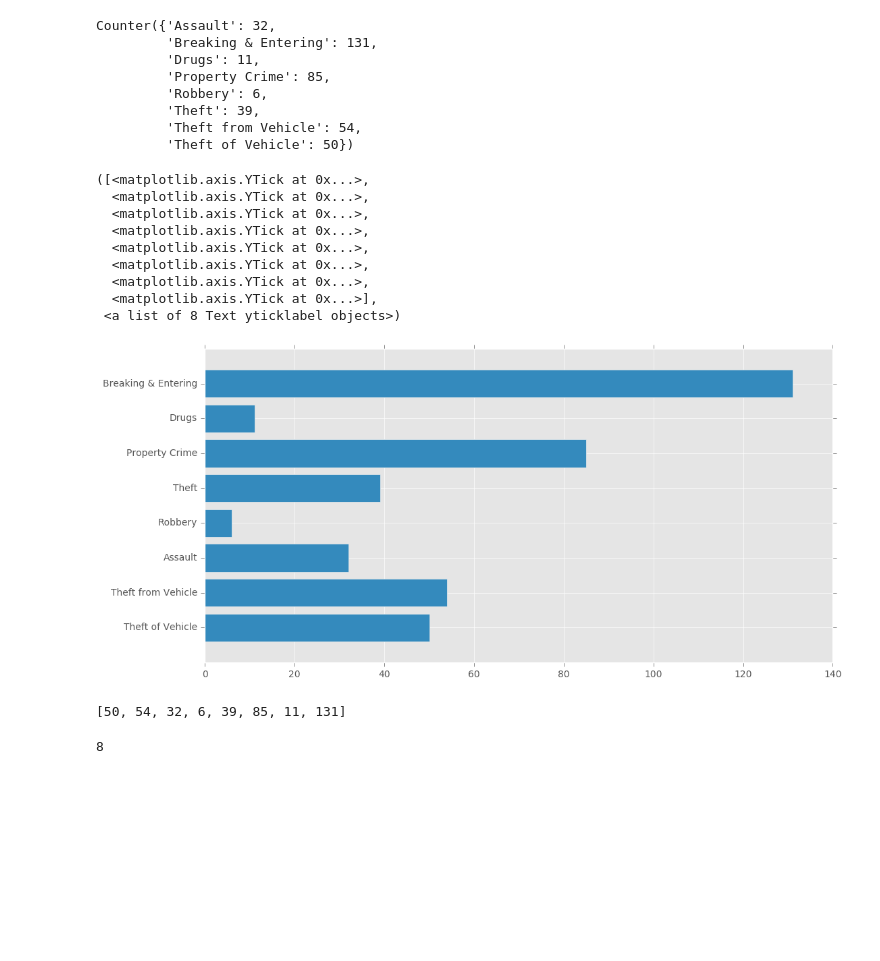
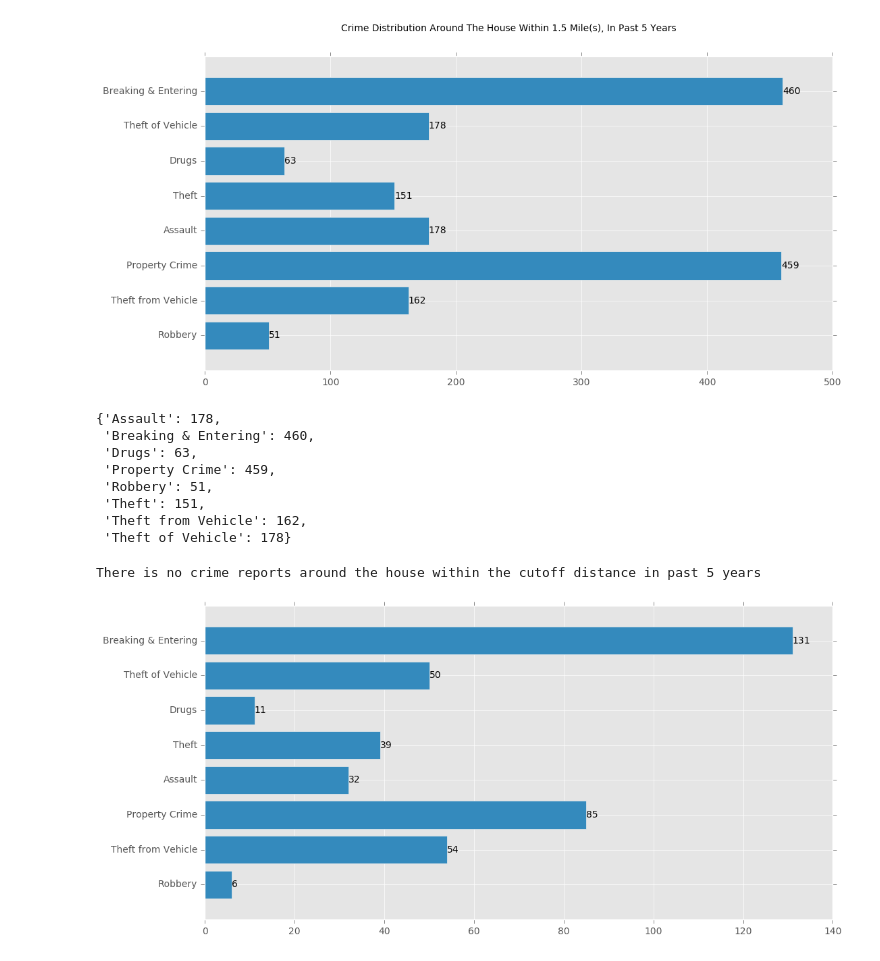
Before and after one commit to hanghu/HomeIn, a Jupyter notebook: preliminary_modules/crime_info_usage.ipynb, the cells around one changed output. Drawn from its saved outputs; the diff is of its cells as text; code cells hidden in the pictures; blank space fills up the shorter version.

Commit message:
added bar plot function in crime_info

```diff
--- a/preliminary_modules/crime_info_usage.ipynb
+++ b/preliminary_modules/crime_info_usage.ipynb
@@ -10,43 +11,38 @@ crime_lats = list(crime_data.latitude)
 crime_lons = list(crime_data.longitude)
 crime_gps = list(zip(crime_lats,crime_lons))
 # %%
-import matplotlib
 %matplotlib inline
 house_gps = (house_data.lat[0], house_data.long[0])
-(count_numb, grouped_crime) = crime_count(house_gps, crime_gps, crime_type)
+(count_numb, grouped_crime) = crime_count(house_gps, crime_gps, crime_type, cutoff=1.5, output_plot=True)
+# %% [output]
+[figure, added]
 # %%
 grouped_crime
 # %% [output]
-Counter({'Assault': 32,
-         'Breaking & Entering': 131,
-         'Drugs': 11,
-         'Property Crime': 85,
-         'Robbery': 6,
-         'Theft': 39,
-         'Theft from Vehicle': 54,
-         'Theft of Vehicle': 50})
+{'Assault': 178,
+ 'Breaking & Entering': 460,
+ 'Drugs': 63,
+ 'Property Crime': 459,
+ 'Robbery': 51,
+ 'Theft': 151,
+ 'Theft from Vehicle': 162,
+ 'Theft of Vehicle': 178}
-# %%
-import matplotlib.pyplot as plt
-plt.style.use('ggplot')
-fig, ax = plt.subplots(figsize=(12, 6))
-c_plot = ax.barh(range(len(grouped_crime)), grouped_crime.values(), align='center')
-plt.yticks(range(len(grouped_crime)), grouped_crime.keys())
-# %% [output]
-([<matplotlib.axis.YTick at 0x...>,
-  <matplotlib.axis.YTick at 0x...>,
-  <matplotlib.axis.YTick at 0x...>,
-  <matplotlib.axis.YTick at 0x...>,
-  <matplotlib.axis.YTick at 0x...>,
-  <matplotlib.axis.YTick at 0x...>,
-  <matplotlib.axis.YTick at 0x...>,
-  <matplotlib.axis.YTick at 0x...>],
- <a list of 8 Text yticklabel objects>)
-[figure, removed]
-# %%
-list(grouped_crime.values())
-# %% [output]
-[50, 54, 32, 6, 39, 85, 11, 131]
-# %%
-len(grouped_crime.values())
-# %% [output]
-8
+# %%
+a = {'a':0. ,'b':0. ,'c':0.}
+crime_plot(a)
+# %% [output]
+There is no crime reports around the house within the cutoff distance in past 5 years
+# %%
+data = pd.read_csv('../data/house_crime_data.csv')
+crime_type_list = ['Property Crime', 'Theft', 'Assault', 'Drugs',
+                   'Breaking & Entering', 'Theft from Vehicle',
+                   'Theft of Vehicle', 'Robbery']
+plot_df = data.iloc[[0]]
+plot_dir = {}
+for i in crime_type_list:
+    plot_dir[i] = float(plot_df[i])
+
+%matplotlib inline
+ax1 = crime_plot(plot_dir)
+# %% [output]
+[figure, added]
```
Also changed, not shown: parts of 1 cell of this notebook, 1 other file.
